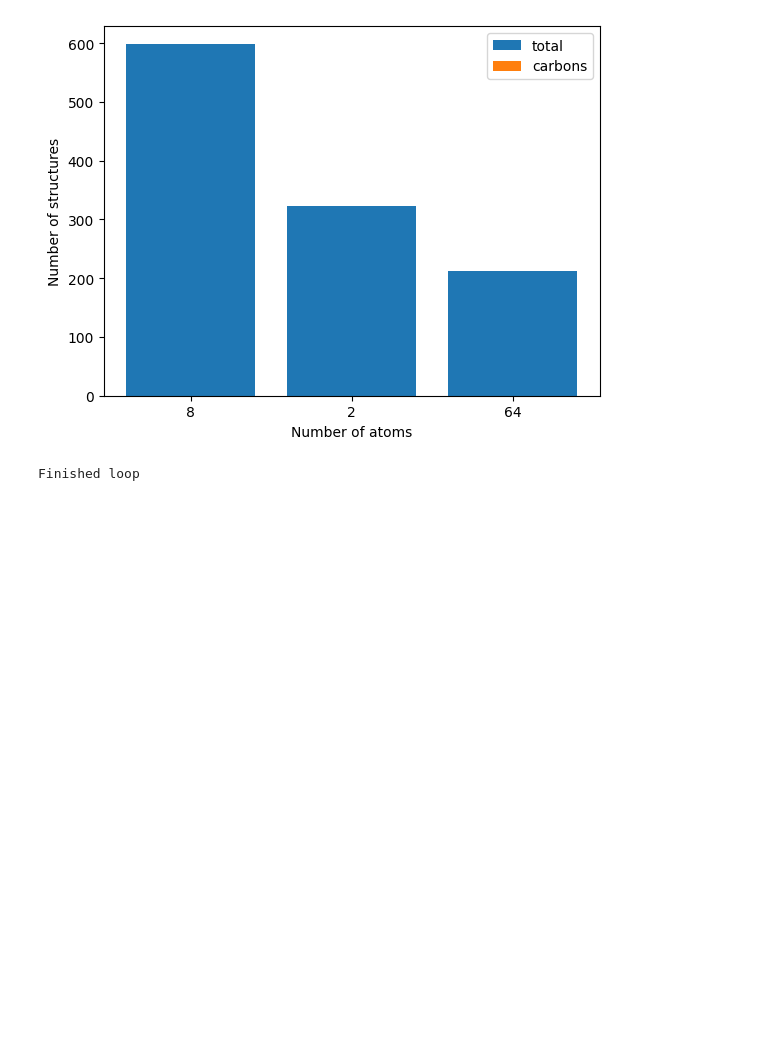
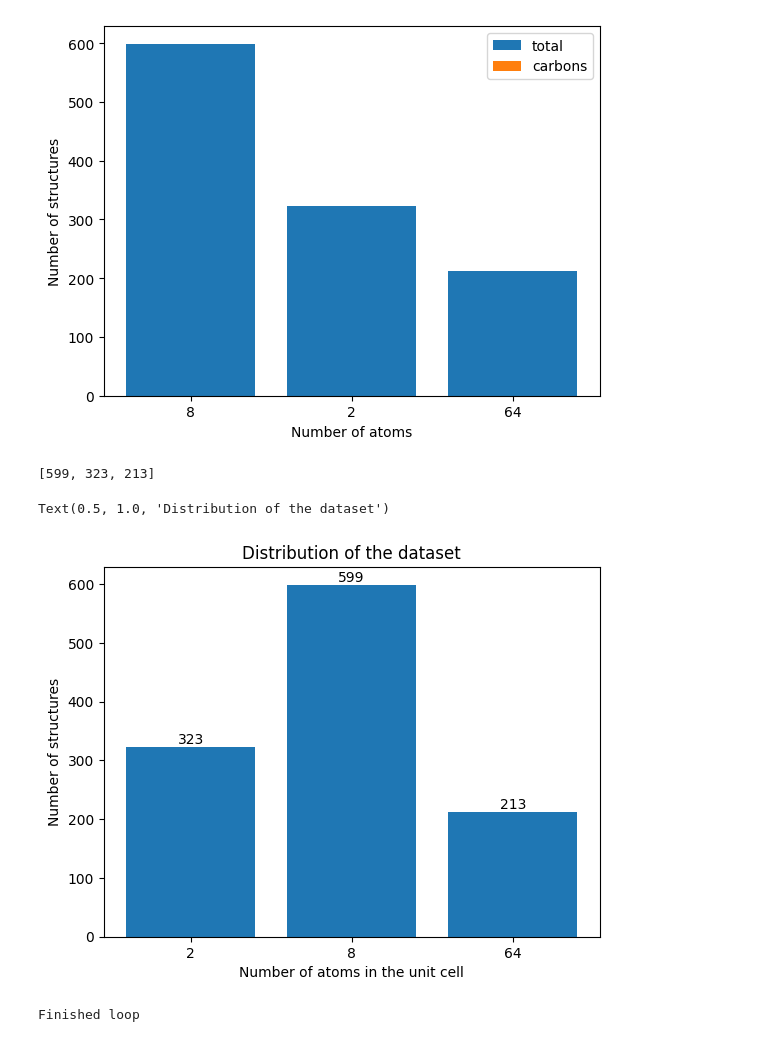
Before and after one commit to alapena/graph2mat4abn, a Jupyter notebook: Exploratory Data Analysis/eda.ipynb, the cells around one changed output. Saved outputs shown, nothing was run; the diff lists cells and outputs as text; code cells hidden in the pictures; blank space fills up the shorter version.

```diff
--- a/Exploratory Data Analysis/eda.ipynb
+++ b/Exploratory Data Analysis/eda.ipynb
@@ -183,6 +183,26 @@ plt.legend()
 # %% [output]
 <matplotlib.legend.Legend at 0x...>
 [figure]
+# %%
+totals
+# %% [output]
+[599, 323, 213]
+# %%
+# Fast solution to ordering issue
+
+x = ["2", "8", "64"]
+y = [323, 599, 213]
+
+fig, ax = plt.subplots()
+bars = ax.bar(x, y)
+ax.bar_label(bars)
+
+plt.xlabel("Number of atoms in the unit cell")
+plt.ylabel("Number of structures")
+plt.title("Distribution of the dataset")
+# %% [output]
+Text(0.5, 1.0, 'Distribution of the dataset')
+[figure, added]
 # %%
 # Por qué siguen habiendo carbons? --> Ya no! :D
 for i, path in tqdm(enumerate(paths)):
```
Also changed, not shown: parts of 5 cells of this notebook, 4 other files.
